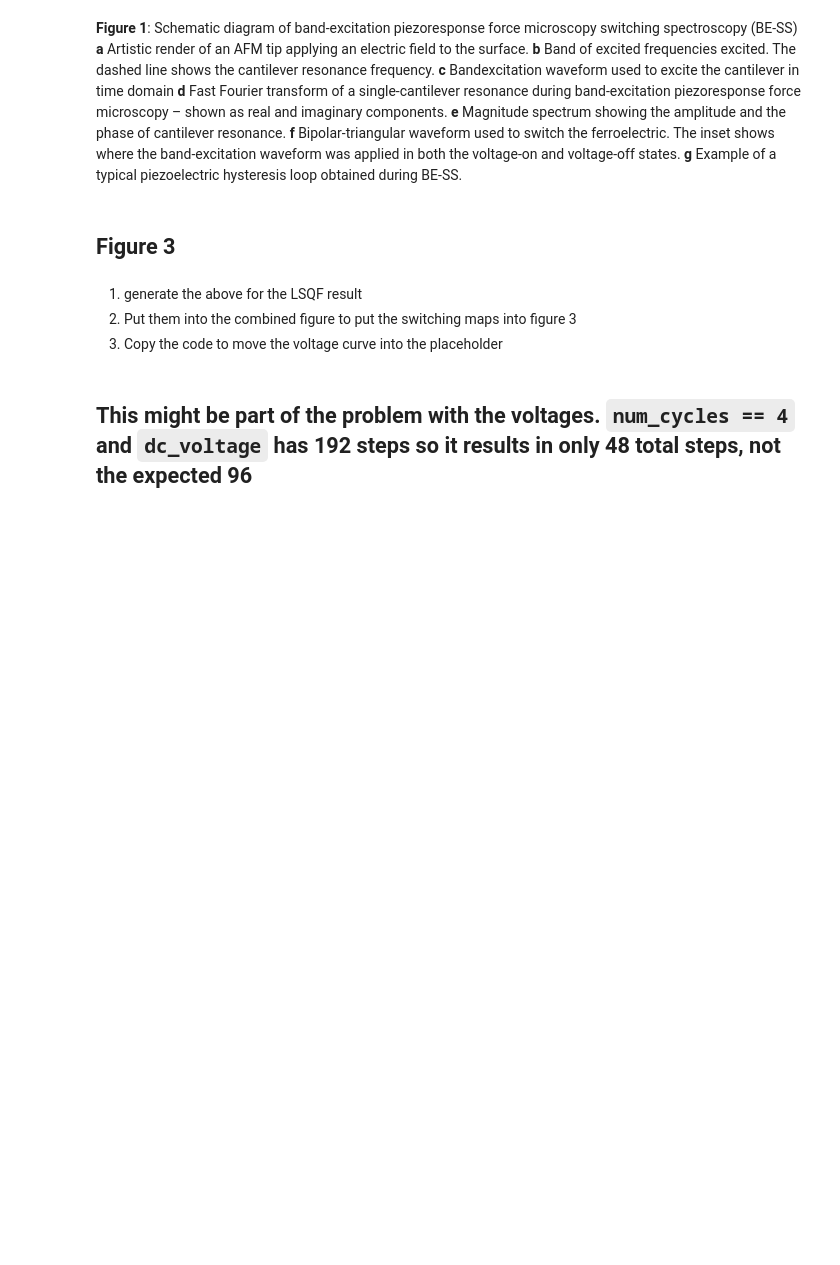
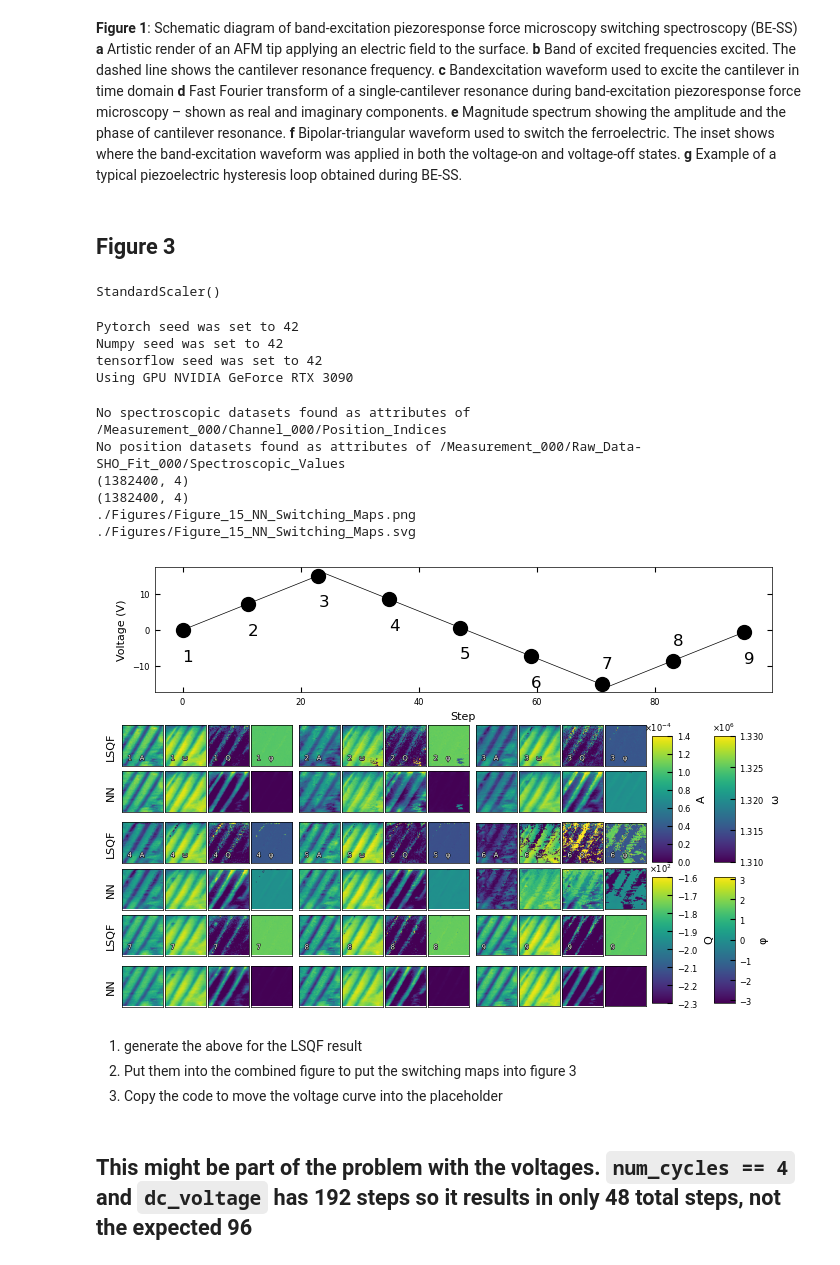
Before and after one commit to m3-learning/Rapid-Fitting-BEPFM-NN, a Jupyter notebook: notebooks/6_Figures.ipynb, the cells around one changed output. Cells and saved outputs as stored; diff of their text form; code cells hidden in the pictures; blank space fills up the shorter version.

```diff
--- a/notebooks/6_Figures.ipynb
+++ b/notebooks/6_Figures.ipynb
@@ -228,37 +254,55 @@ LSQF_ = {'resampled': True,
                 'noise': 0}
 
 LSQF_Params = dataset.SHO_fit_results(state = LSQF_)
+# %%
+dataset.SHO_scaler
+# %% [output]
+StandardScaler()
 # %%
 set_seeds(seed=42)
 
 postprocessor = ComplexPostProcessor(dataset)
 
 
 model_ = Multiscale1DFitter(SHO_fit_func_nn, # function
                             dataset.frequency_bin, # x data
                             2, # input channels
-                            4, # output channels
-                            dataset.SHO_scaler,
-                            postprocessor)
+                            4, # output channels (called 'num_params')
+                            dataset.SHO_scaler, # scaler
+                            postprocessor  # postprocessor
+                            )
 
 
 
 
 # instantiate the model
 model = Model(model_, dataset, training=False, model_basename="SHO_Fitter_original_data")
 
 model.load(
-    "./Trained Models/SHO Fitter/2024-09-23_14-36-21_nn_benchmarks_noise/SHO_Fitter_model_optimizer_Adam_epoch_4_train_loss_0.040321211942850994.pth"
+    #"./Trained Models/SHO Fitter/2024-09-23_14-36-21_nn_benchmarks_noise/SHO_Fitter_model_optimizer_Adam_epoch_4_train_loss_0.040321211942850994.pth"
+    "./Trained Models/SHO Fitter/SHO_Fitter_model_optimizer_Adam_epoch_4_train_loss_0.040321211942850994.pth"
 )
 
 #model.load_state_dict(torch.load("./Trained Models/SHO Fitter/SHO_Fitter_original_data_model_optimizer_Trust Region CG_epoch_599_train_loss_0.005903387442231178.pth"))
 
 X_data, Y_data = dataset.NN_data()
 
 # you can view the test and training dataset by replacing X_data with X_test or X_train
 pred_data, scaled_param, parm = model.predict(X_data)
 
 fig = BE_viz.SHO_switching_maps_test([LSQF_Params,parm], filename="Figure_15_NN_Switching_Maps",labels = ["LSQF","NN"])
+# %% [output]
+Pytorch seed was set to 42
+Numpy seed was set to 42
+tensorflow seed was set to 42
+Using GPU NVIDIA GeForce RTX 3090
+No spectroscopic datasets found as attributes of /Measurement_000/Channel_000/Position_Indices
+No position datasets found as attributes of /Measurement_000/Raw_Data-SHO_Fit_000/Spectroscopic_Values
+(1382400, 4)
+(1382400, 4)
+./Figures/Figure_15_NN_Switching_Maps.png
+./Figures/Figure_15_NN_Switching_Maps.svg
+[figure, added]
 # %% [markdown]
 1. generate the above for the LSQF result
 1. Put them into the combined figure to put the switching maps into figure 3
```
Also changed, not shown: parts of 13 cells of this notebook, 2 other files.
